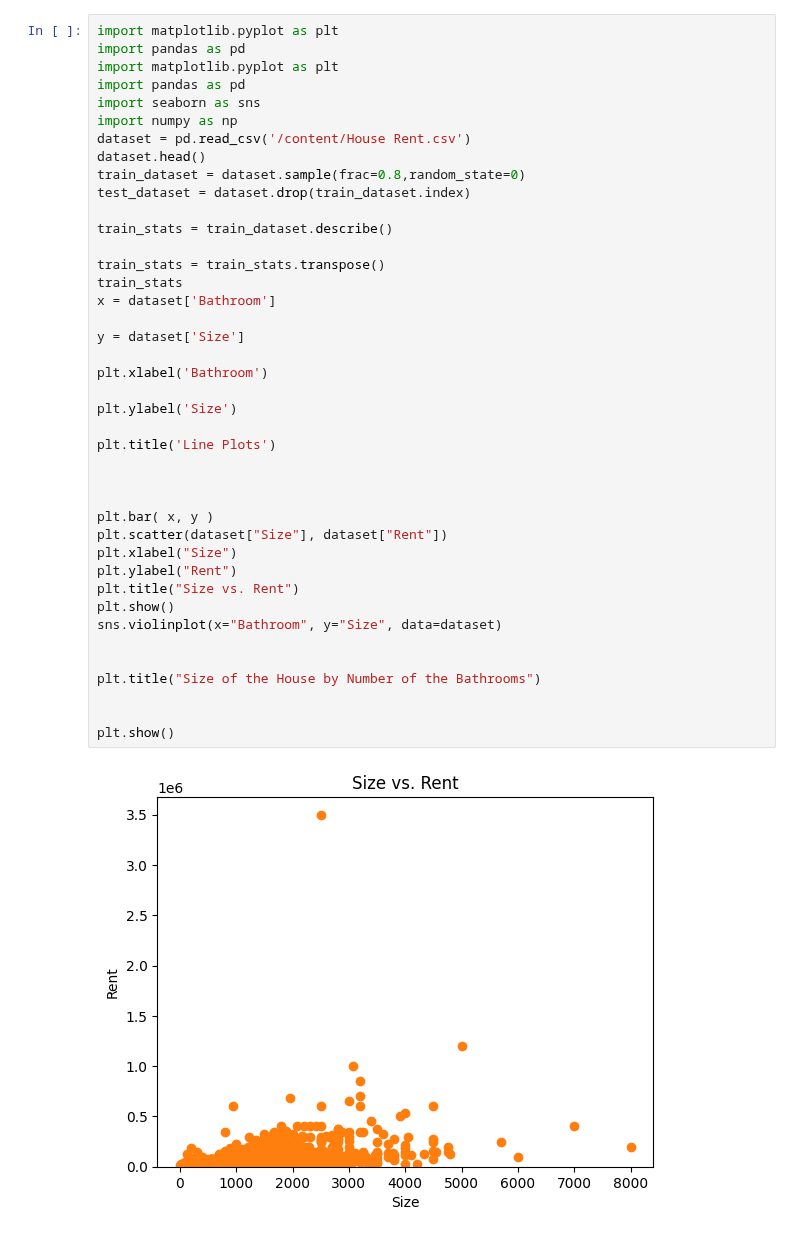
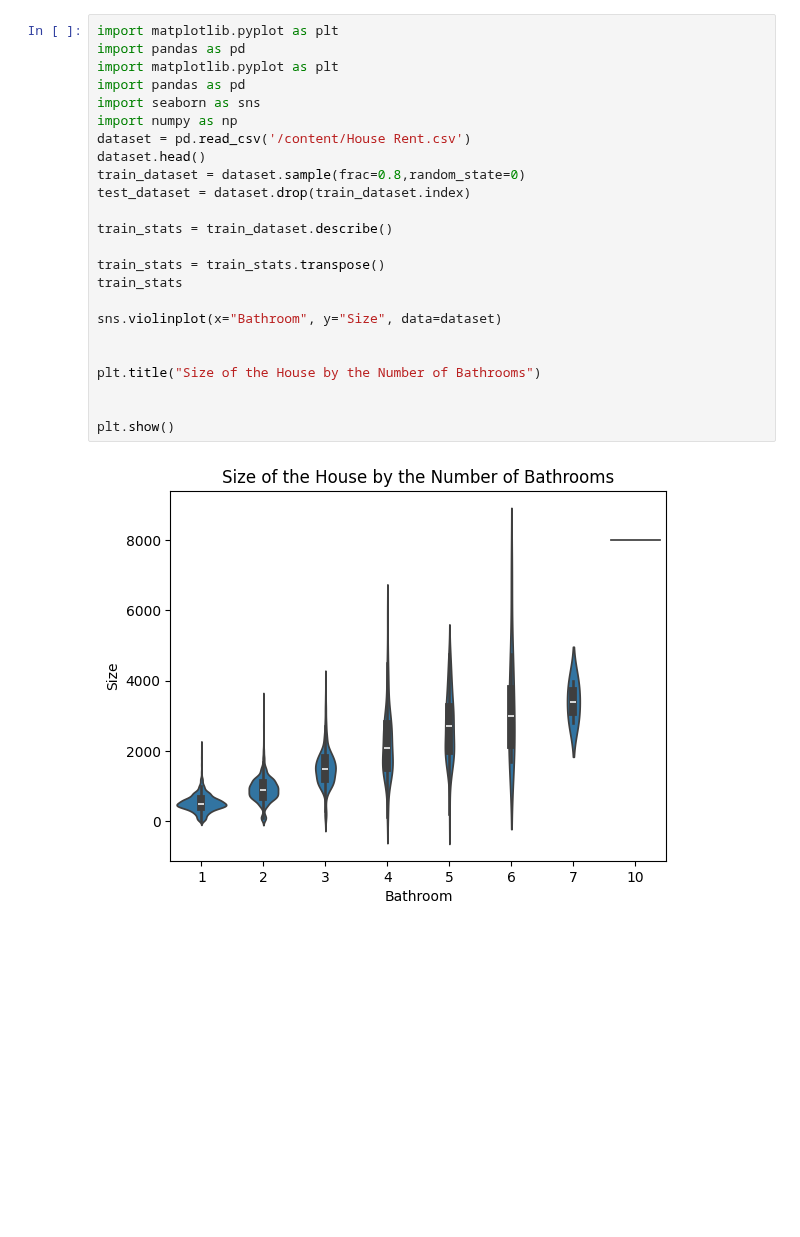
Before and after one commit to razan-wari/Gaza-Sky-Geeks, a Jupyter notebook: House_Rent.ipynb, the cells around one changed output. Cells and saved outputs as stored; diff of their text form; blank space fills up the shorter version.

```diff
--- a/House_Rent.ipynb
+++ b/House_Rent.ipynb
@@ -3,43 +3,26 @@
 # %%
 import matplotlib.pyplot as plt
 import pandas as pd
 import matplotlib.pyplot as plt
 import pandas as pd
 import seaborn as sns
 import numpy as np
 dataset = pd.read_csv('/content/House Rent.csv')
 dataset.head()
 train_dataset = dataset.sample(frac=0.8,random_state=0)
 test_dataset = dataset.drop(train_dataset.index)
 
 train_stats = train_dataset.describe()
 
 train_stats = train_stats.transpose()
 train_stats
-x = dataset['Bathroom']
 
-y = dataset['Size']
-
-plt.xlabel('Bathroom')
-
-plt.ylabel('Size')
-
-plt.title('Line Plots')
-
-
-
-plt.bar( x, y )
-plt.scatter(dataset["Size"], dataset["Rent"])
-plt.xlabel("Size")
-plt.ylabel("Rent")
-plt.title("Size vs. Rent")
-plt.show()
 sns.violinplot(x="Bathroom", y="Size", data=dataset)
 
 
-plt.title("Size of the House by Number of the Bathrooms")
+plt.title("Size of the House by the Number of Bathrooms")
 
 
 plt.show()
 # %% [output]
-[figure, old version]
+[figure, new version]
```
Also changed, not shown: parts of 1 cell of this notebook.
